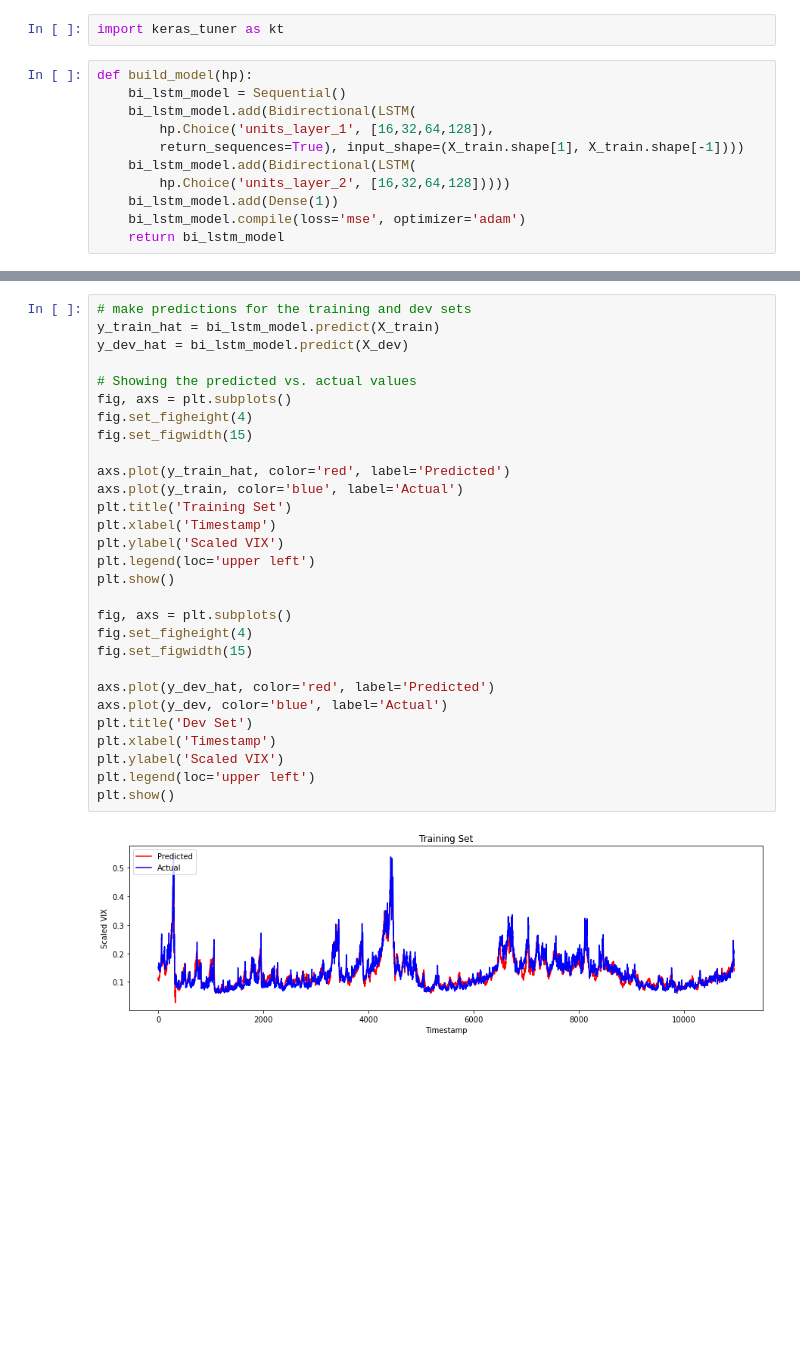
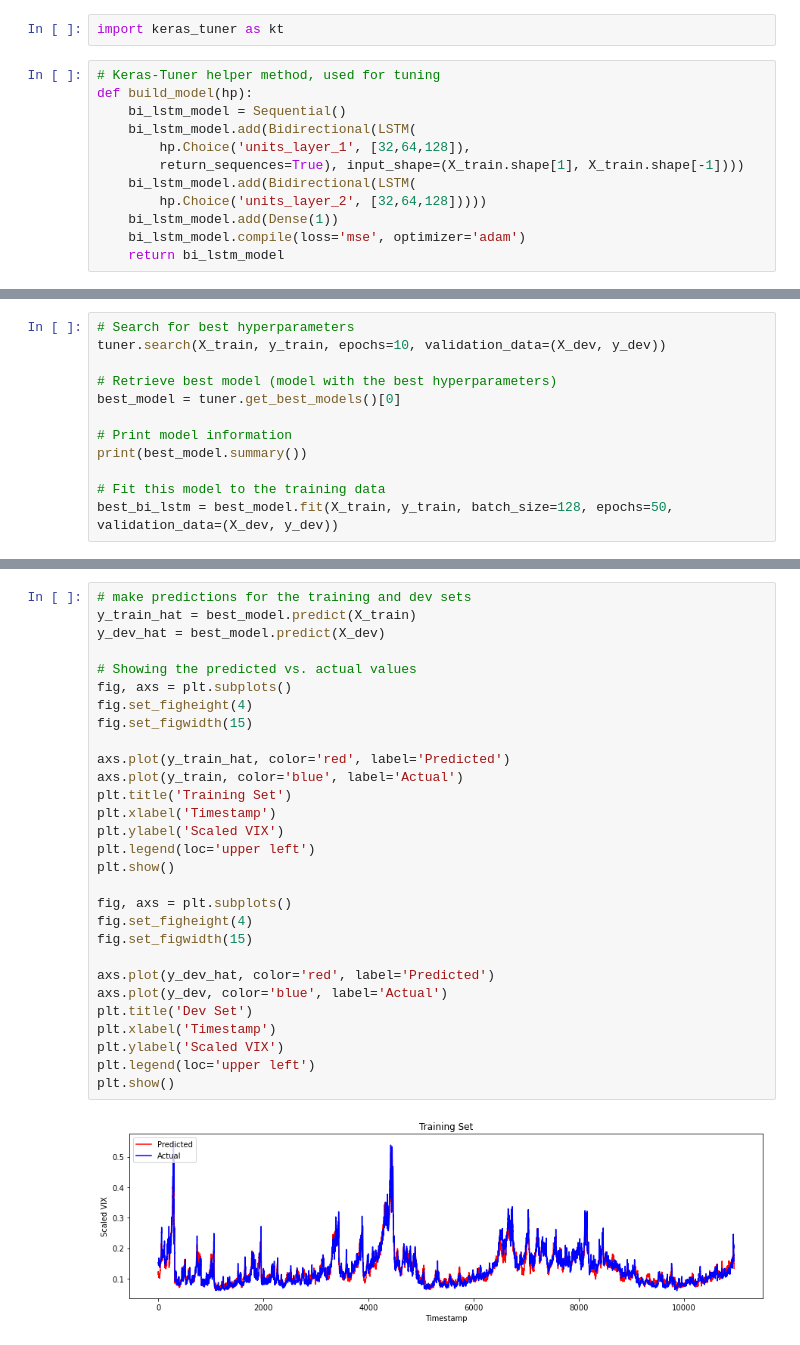
Before and after one commit to mattj949/CS230, a Jupyter notebook: LSTM Model.ipynb, the cells around one changed output, grey strips where cells are left out. Saved outputs shown, nothing was run; the diff lists cells and outputs as text; blank space fills up the shorter version.

Commit message:
Keras Tuner working, but probably experiencing overfitting

```diff
--- a/LSTM Model.ipynb
+++ b/LSTM Model.ipynb
@@ -306,13 +267,14 @@ plt.show()
 # %%
 import keras_tuner as kt
 # %%
+# Keras-Tuner helper method, used for tuning
 def build_model(hp):
     bi_lstm_model = Sequential()
     bi_lstm_model.add(Bidirectional(LSTM(
-        hp.Choice('units_layer_1', [16,32,64,128]),
+        hp.Choice('units_layer_1', [32,64,128]),
         return_sequences=True), input_shape=(X_train.shape[1], X_train.shape[-1])))
     bi_lstm_model.add(Bidirectional(LSTM(
-        hp.Choice('units_layer_2', [16,32,64,128]))))
+        hp.Choice('units_layer_2', [32,64,128]))))
     bi_lstm_model.add(Dense(1))
     bi_lstm_model.compile(loss='mse', optimizer='adam')
     return bi_lstm_model
@@ -345,0 +288,12 @@ KeyboardInterrupt:
+# %%
+# Search for best hyperparameters
+tuner.search(X_train, y_train, epochs=10, validation_data=(X_dev, y_dev))
+
+# Retrieve best model (model with the best hyperparameters)
+best_model = tuner.get_best_models()[0]
+
+# Print model information
+print(best_model.summary())
+
+# Fit this model to the training data
+best_bi_lstm = best_model.fit(X_train, y_train, batch_size=128, epochs=50, validation_data=(X_dev, y_dev))
@@ -356,31 +345,31 @@ plt.show()
 # %%
 # make predictions for the training and dev sets
-y_train_hat = bi_lstm_model.predict(X_train)
-y_dev_hat = bi_lstm_model.predict(X_dev)
+y_train_hat = best_model.predict(X_train)
+y_dev_hat = best_model.predict(X_dev)
 
 # Showing the predicted vs. actual values
 fig, axs = plt.subplots()
 fig.set_figheight(4)
 fig.set_figwidth(15)
 
 axs.plot(y_train_hat, color='red', label='Predicted')
 axs.plot(y_train, color='blue', label='Actual')
 plt.title('Training Set')
 plt.xlabel('Timestamp')
 plt.ylabel('Scaled VIX')
 plt.legend(loc='upper left')
 plt.show()
 
 fig, axs = plt.subplots()
 fig.set_figheight(4)
 fig.set_figwidth(15)
 
 axs.plot(y_dev_hat, color='red', label='Predicted')
 axs.plot(y_dev, color='blue', label='Actual')
 plt.title('Dev Set')
 plt.xlabel('Timestamp')
 plt.ylabel('Scaled VIX')
 plt.legend(loc='upper left')
 plt.show()
 # %% [output]
-[figure, old version]
+[figure, new version]
```
Also changed, not shown: parts of 20 cells of this notebook, 33 other files.
